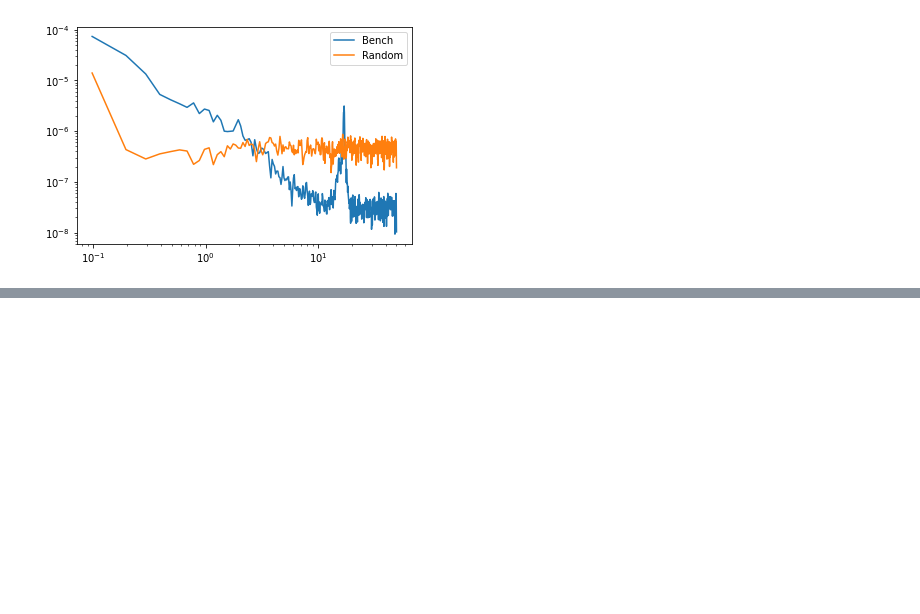
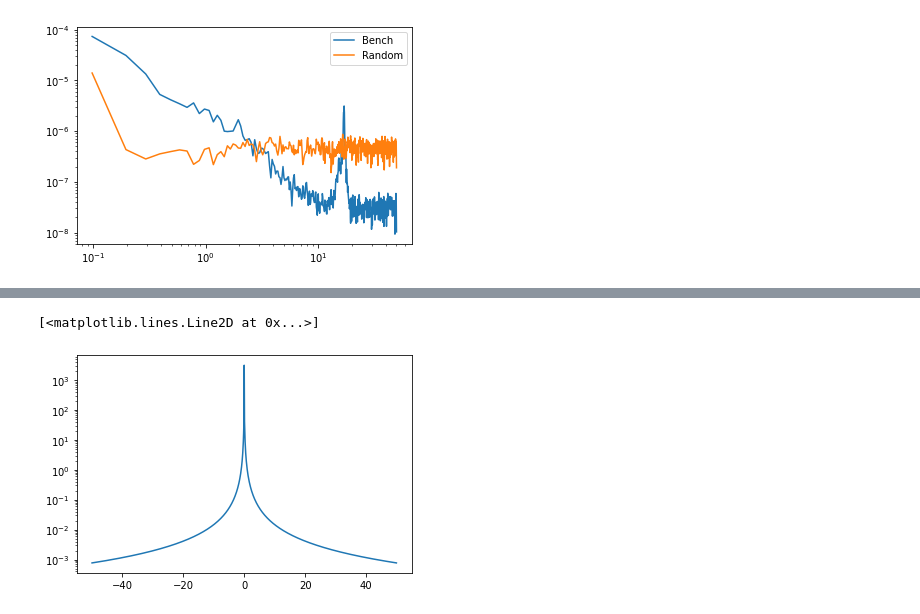
Before and after one commit to aditya-sengupta/seallqg, a Jupyter notebook: notebooks/notch_filter.ipynb, the cells around one changed output, grey strips where cells are left out. Saved outputs shown, nothing was run; the diff lists cells and outputs as text; code cells hidden in the pictures; blank space fills up the shorter version.

```diff
--- a/notebooks/notch_filter.ipynb
+++ b/notebooks/notch_filter.ipynb
@@ -51,0 +75,9 @@ plt.legend()
+# %%
+N = 1025
+ft = (np.arange(N)-N//2)/(N * dt)
+s = 1j*ft
+xF = ((s+1e-6)**(-1/3)*(s+1e-1)**(-3/2))
+plt.semilogy(ft, np.abs(xF))
+# %% [output]
+[<matplotlib.lines.Line2D at 0x...>]
+[figure, added]
```
Also changed, not shown: parts of 11 cells of this notebook, 2 other files.
